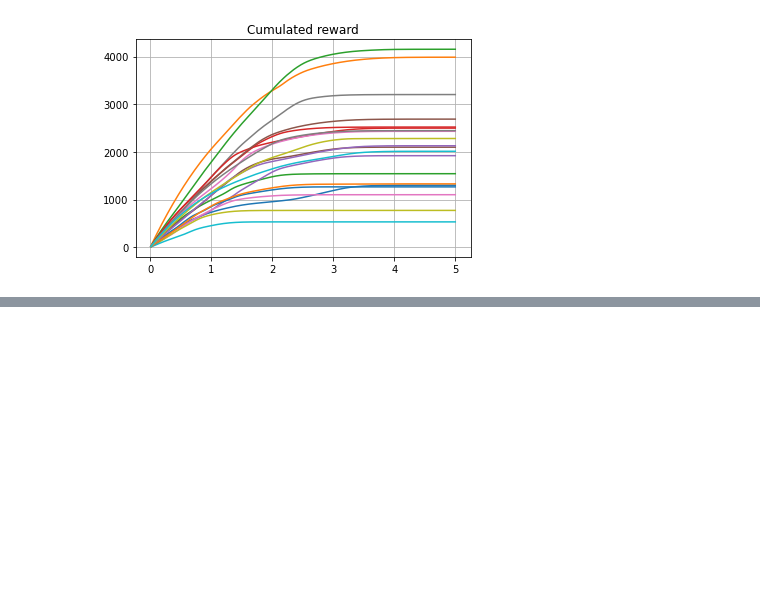
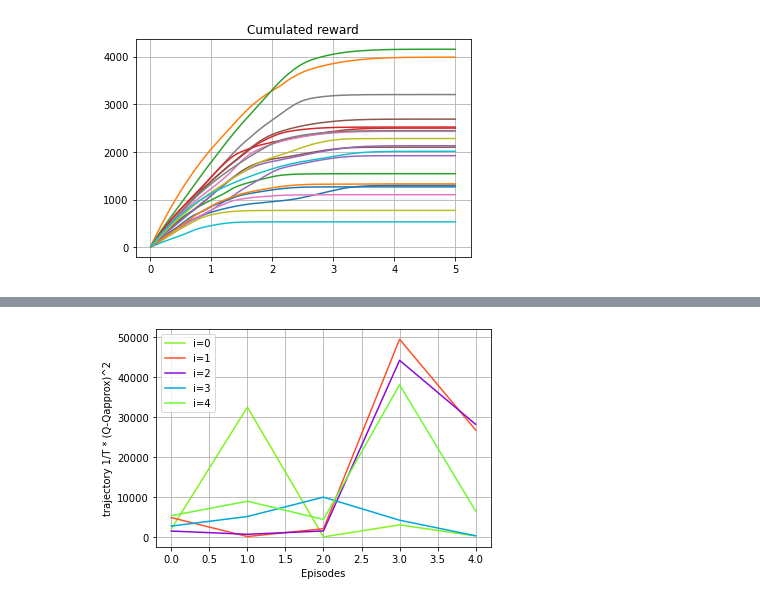
Before and after one commit to AndreuMatoses/scalable-collision-avoidance-RL, a Jupyter notebook: tests.ipynb, the cells around one changed output, grey strips where cells are left out. Cells and saved outputs as stored; diff of their text form; code cells hidden in the pictures; blank space fills up the shorter version.

```diff
--- a/tests.ipynb
+++ b/tests.ipynb
@@ -92,0 +204,14 @@ TypeError: can't multiply sequence by non-int of type 'float'
+# %%
+# plot_rewards(total_reward_list,total_collisions_list, n_ep_running_average=5)
+
+plt.figure()
+for i in range(env.n_agents):
+        agent_color = drone_env.num_to_rgb(i,env.n_agents-1)
+        plt.plot(range(N_Episodes),mean_critic_error[i,:], label=f"i={i}", color = agent_color)
+plt.xlabel("Episodes")
+plt.ylabel("trajectory 1/T * (Q-Qapprox)^2")
+plt.legend()
+plt.grid()
+plt.show()
+# %% [output]
+[figure, added]
```
Also changed, not shown: parts of 10 cells of this notebook, 6 other files.
